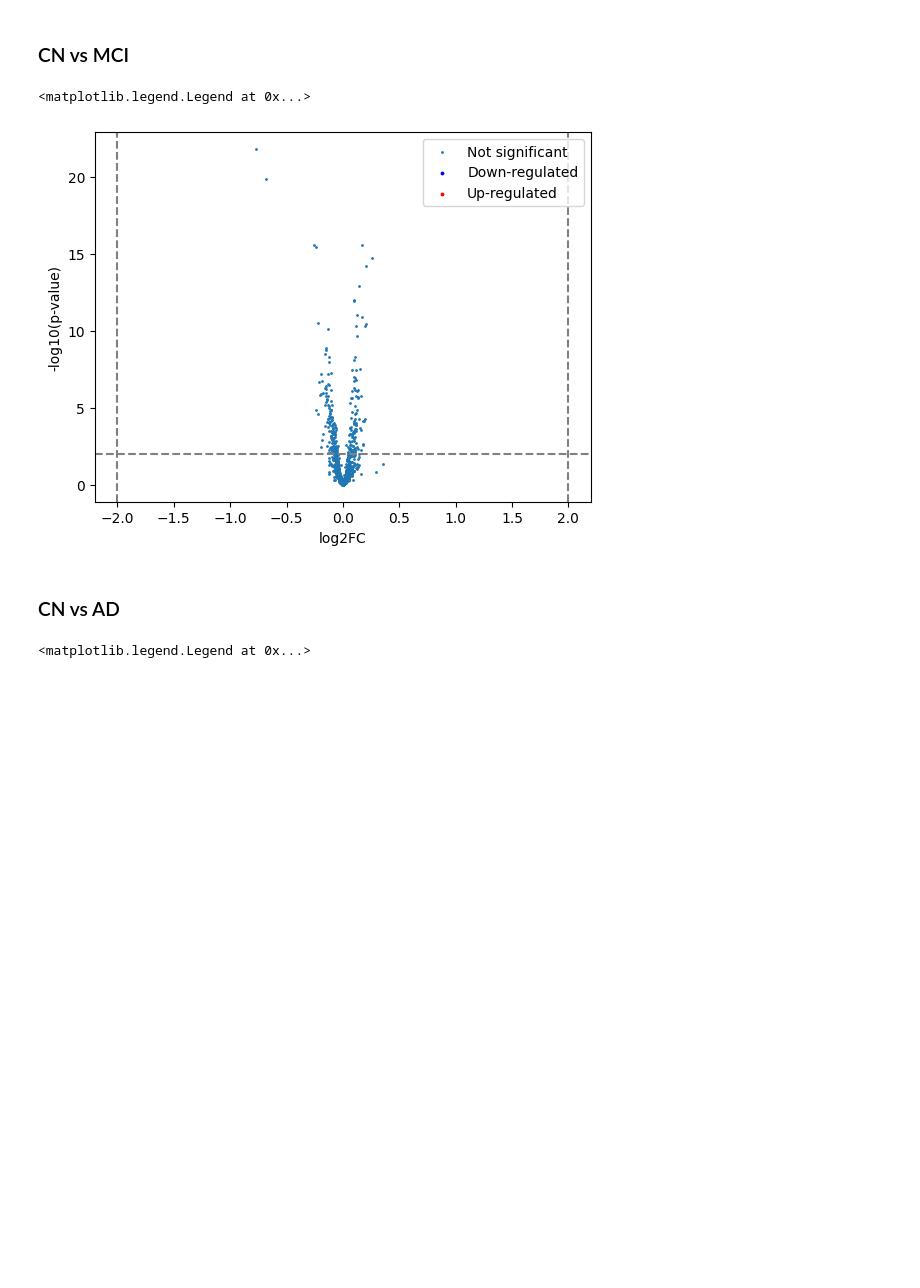
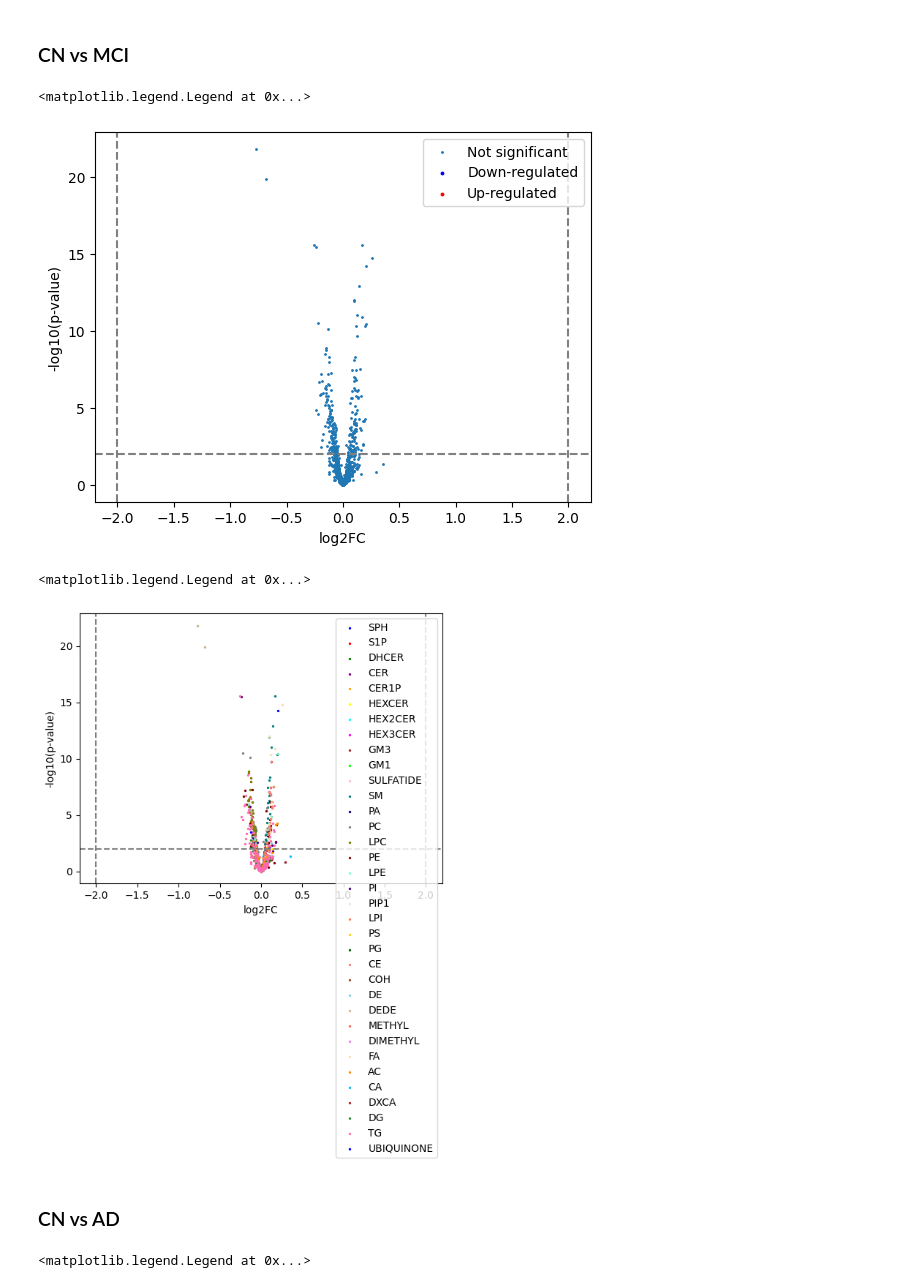
Before and after one commit to ciaranmcevoy07/Tese_Ciaran_McEvoy, a Jupyter notebook: Statistics.ipynb, the cells around one changed output. Cells and saved outputs as stored; diff of their text form; code cells hidden in the pictures; blank space fills up the shorter version.

```diff
--- a/Statistics.ipynb
+++ b/Statistics.ipynb
@@ -68,7 +66,7 @@ print(tabulate(df_cn_mci, headers = 'keys', tablefmt = 'psql'))
 df_cn_ad = pd.DataFrame()
 
 # Assign values to columns in the DataFrame
-df_cn_ad['Feature'] = data.columns[832:1613]
+df_cn_ad['Feature'] = data.columns[858:1639]
 df_cn_ad['log2FC'] = None
 df_cn_ad['p-value'] = None
 df_cn_ad['student T-test'] = None
@@ -95,7 +93,7 @@ for feature in df_cn_ad['Feature']:
 df_mci_ad = pd.DataFrame()
 
 # Assign values to columns in the DataFrame
-df_mci_ad['Feature'] = data.columns[832:1613]
+df_mci_ad['Feature'] = data.columns[858:1639]
 df_mci_ad['log2FC'] = None
 df_mci_ad['p-value'] = None
 df_mci_ad['student T-test'] = None
@@ -117,6 +115,10 @@ for feature in df_mci_ad['Feature']:
     df_mci_ad.loc[df_mci_ad['Feature'] == feature, 'log2FC'] = fold_change_MCI_AD
     df_mci_ad.loc[df_mci_ad['Feature'] == feature, 'p-value'] = p_value_lipid_MCI_AD
     df_mci_ad.loc[df_mci_ad['Feature'] == feature, 'student T-test'] = t_statistic_lipid_MCI_AD
+
+df_mci_ad.to_csv('test/mci_ad.csv', index=False)
+df_cn_ad.to_csv('test/cn_ad.csv', index=False)
+df_cn_mci.to_csv('test/cn_mci.csv', index=False)
 # %% [output]
 +-----+-----------------------------------------------+--------------+-------------+------------------+
 |     | Feature                                       |       log2FC |     p-value |   student T-test |
@@ -161,6 +163,57 @@ plt.legend()
 # %% [output]
 <matplotlib.legend.Legend at 0x...>
 [figure]
+# %%
+features = []
+for feature in df_cn_mci['Feature']:
+    match = re.search(r'^[^.]+', feature)
+    i = match.group(0)
+    if i not in features:
+        features.append(i)
+
+swap_dict = {
+    'CA%mol': 'CA',
+    'DXCA%mol': 'DXCA',
+    'COH%mol': 'COH',
+    'UBIQUINONE%mol': 'UBIQUINONE'
+}
+
+# Swap values in the list
+features = [swap_dict.get(item, item) for item in features]
+
+color_list = [
+    'blue', 'red', 'green', 'purple', 'orange', 'yellow', 'cyan', 'magenta',
+    'brown', 'lime', 'pink', 'teal', 'navy', 'gray', 'olive', 'maroon',
+    'aquamarine', 'indigo', 'lavender', 'coral', 'gold', 'darkgreen', 'salmon',
+    'sienna', 'skyblue', 'tan', 'tomato', 'violet', 'wheat', 'darkorange', 'deepskyblue',
+    'firebrick', 'forestgreen', 'hotpink'
+]
+
+feature_colors = {}
+for idx, feature in enumerate(features):
+    feature_colors[feature] = color_list[idx % len(color_list)]
+
+
+texts = []
+for j in feature_colors.keys():
+    lista = pd.DataFrame()  # Ensure this is within the outer loop but before the inner loop
+    for i, r in df_cn_mci.iterrows():
+        match = re.search(j, r['Feature'])
+        if match:
+            lista = pd.concat([lista, r.to_frame().T], ignore_index=True)  # Use concat
+
+    plt.scatter(x=lista['log2FC'],y=lista['p-value'].apply(lambda x:-np.log10(x)), s=2,color=feature_colors[j] ,label=j)
+
+adjust_text(texts,arrowprops=dict(arrowstyle="-", color='black', lw=0.5))
+plt.xlabel("log2FC")
+plt.ylabel("-log10(p-value)")
+plt.axvline(-2,color="grey",linestyle="--")
+plt.axvline(2,color="grey",linestyle="--")
+plt.axhline(2,color="grey",linestyle="--")
+plt.legend()
+# %% [output]
+<matplotlib.legend.Legend at 0x...>
+[figure, added]
 # %% [markdown]
 ### CN vs AD
 # %%
```
Also changed, not shown: parts of 1 cell of this notebook, 4 other files.
